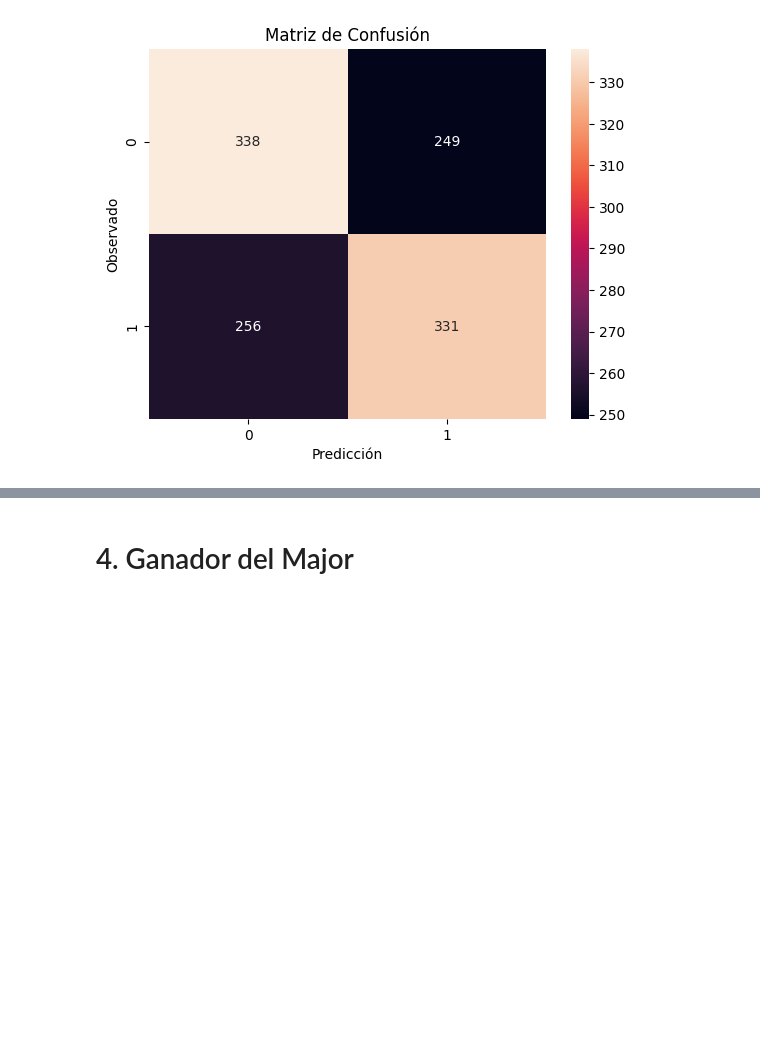
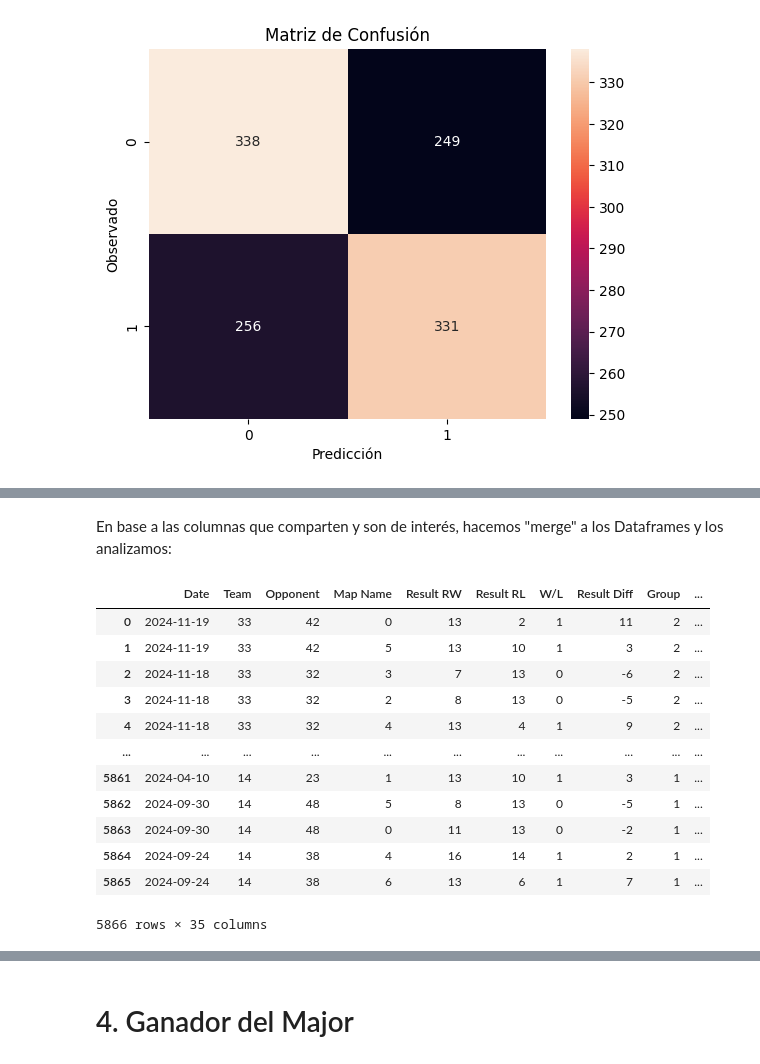
Before and after one commit to Jimenez73/Proyecto-Semestral-Grupo-13, a Jupyter notebook: predicciones.ipynb, the cells around one changed output, grey strips where cells are left out. Saved outputs shown, nothing was run; the diff lists cells and outputs as text; code cells hidden in the pictures; blank space fills up the shorter version.

```diff
--- a/predicciones.ipynb
+++ b/predicciones.ipynb
@@ -939,0 +946,4 @@ weighted avg       0.57      0.57      0.57      1174
+# %%
+df_matches_copia = df_matches.copy()
+df_teams_copia   = df_teams.copy()
+df_players_copia = df_players.copy()
@@ -939,0 +952,22 @@ weighted avg       0.57      0.57      0.57      1174
+# %%
+label_encoders_1 = {}
+label_encoders_2 = {}
+label_encoders_3 = {}
+# %%
+from sklearn.preprocessing import LabelEncoder
+
+# Transformación de variables category a label encoding - df_matches_copia
+columns_to_label_encoding = ["Team", "Opponent", "Map Name"]
+
+for col in columns_to_label_encoding:
+    lab = LabelEncoder()
+    df_matches_copia[col] = lab.fit_transform(df_matches_copia[col])
+    label_encoders_1[col] = lab
+# %%
+# Transformación de variables category a label encoding - df_teams_copia
+columns_to_label_encoding = ["Group", "Team", "Map Name"]
+
+for col in columns_to_label_encoding:
+    lab = LabelEncoder()
+    df_teams_copia[col] = lab.fit_transform(df_teams_copia[col])
+    label_encoders_2[col] = lab
@@ -939,0 +982,20 @@ weighted avg       0.57      0.57      0.57      1174
+# %% [markdown]
+En base a las columnas que comparten y son de interés, hacemos "merge" a los Dataframes y los analizamos:
+# %%
+# Matches y teams
+df_combinado_1 = pd.merge(df_matches_copia, df_teams_copia, on=["Team", "Map Name"], how="left")
+df_combinado_1
+# %% [output]
+|  | Date | Team | Opponent | Map Name | Result RW | Result RL | W/L | Result Diff | Group | ... |
+| 0 | 2024-11-19 | 33 | 42 | 0 | 13 | 2 | 1 | 11 | 2 | ... |
+| 1 | 2024-11-19 | 33 | 42 | 5 | 13 | 10 | 1 | 3 | 2 | ... |
+| 2 | 2024-11-18 | 33 | 32 | 3 | 7 | 13 | 0 | -6 | 2 | ... |
+| 3 | 2024-11-18 | 33 | 32 | 2 | 8 | 13 | 0 | -5 | 2 | ... |
+| 4 | 2024-11-18 | 33 | 32 | 4 | 13 | 4 | 1 | 9 | 2 | ... |
+| ... | ... | ... | ... | ... | ... | ... | ... | ... | ... | ... |
+| 5861 | 2024-04-10 | 14 | 23 | 1 | 13 | 10 | 1 | 3 | 1 | ... |
+| 5862 | 2024-09-30 | 14 | 48 | 5 | 8 | 13 | 0 | -5 | 1 | ... |
+| 5863 | 2024-09-30 | 14 | 48 | 0 | 11 | 13 | 0 | -2 | 1 | ... |
+| 5864 | 2024-09-24 | 14 | 38 | 4 | 16 | 14 | 1 | 2 | 1 | ... |
+| 5865 | 2024-09-24 | 14 | 38 | 6 | 13 | 6 | 1 | 7 | 1 | ... |
+5866 rows × 35 columns
```
Also changed, not shown: parts of 17 cells of this notebook, 1 other file.
